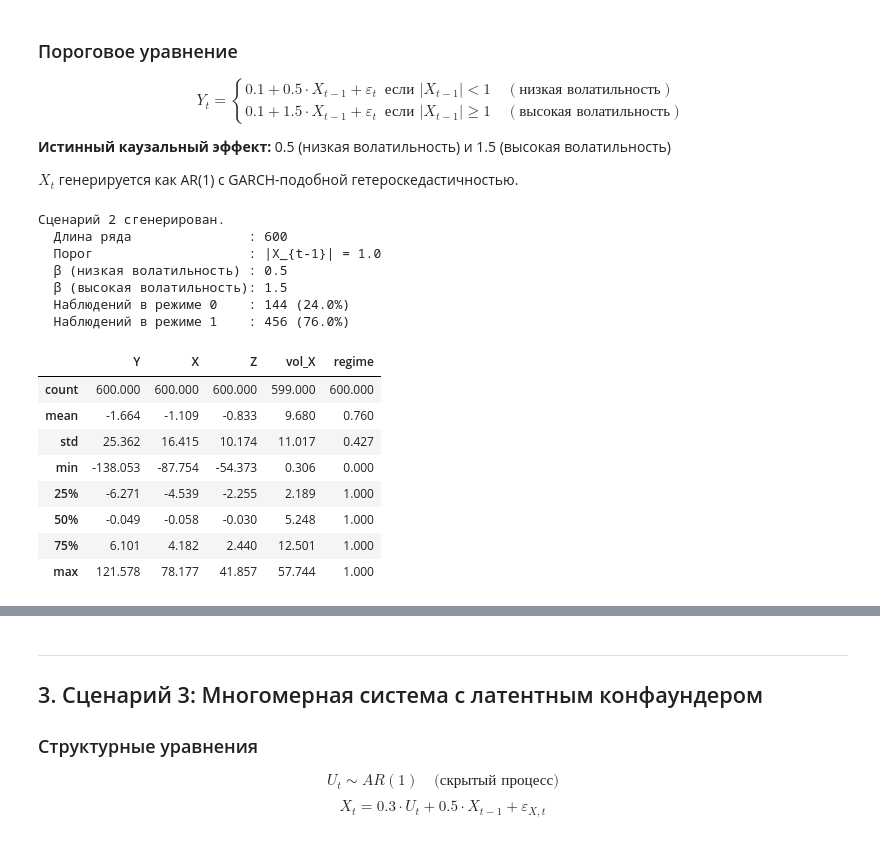
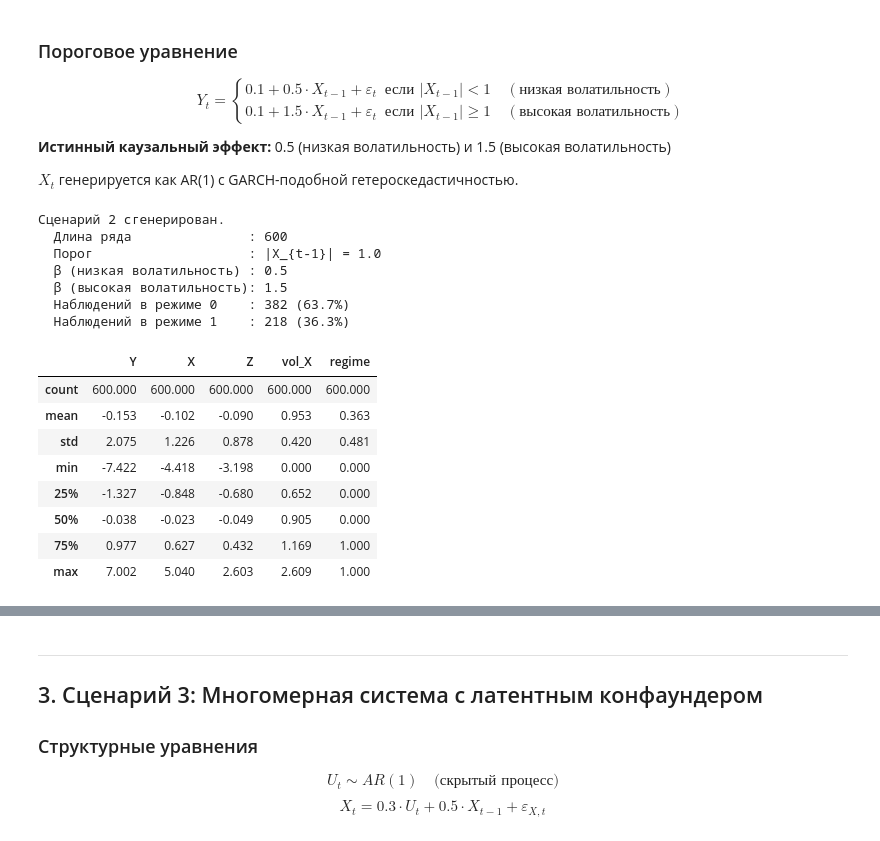
Before and after one commit to SofiaMakashova/ITMO_VKR, a Jupyter notebook: syntetic data/synthetic_causal_data.ipynb, the cells around one changed output, grey strips where cells are left out. Cells and saved outputs as stored; diff of their text form; code cells hidden in the pictures.

```diff
--- a/syntetic data/synthetic_causal_data.ipynb
+++ b/syntetic data/synthetic_causal_data.ipynb
@@ -267,12 +267,14 @@ def generate_scenario2(
 
     # --- генерация X с GARCH-подобной волатильностью ---
     h = np.ones(T)           # условная дисперсия
+    residuals = np.zeros(T)  # residuals для GARCH
     omega, alpha_g, beta_g = 0.05, 0.15, 0.80  # GARCH(1,1) параметры
     X = np.zeros(T)
     eps_x = rng.standard_normal(T)
 
     for t in range(1, T):
-        h[t] = omega + alpha_g * (X[t-1]**2) + beta_g * h[t-1]
+        residuals[t-1] = X[t-1] - ar_x * X[t-2]
+        h[t] = omega + alpha_g * (residuals[t-1]**2) + beta_g * h[t-1]
         X[t] = ar_x * X[t-1] + np.sqrt(h[t]) * eps_x[t]
 
     # --- конфаундер Z: коррелирован с X ---
@@ -296,7 +298,7 @@ def generate_scenario2(
         Y[t] = intercept + beta * X[t-1] + 0.15 * Z[t-1] + eps_y[t]
 
     # --- волатильность X как дополнительная наблюдаемая переменная ---
-    vol_X = pd.Series(X).rolling(10, min_periods=1).std().values
+    vol_X = pd.Series(X).shift(1).rolling(10, min_periods=1).std().fillna(0).values
 
     idx = pd.RangeIndex(T, name='t')
     df = pd.DataFrame({'Y': Y, 'X': X, 'Z': Z, 'vol_X': vol_X, 'regime': regime}, index=idx)
@@ -306,43 +308,43 @@ def generate_scenario2(
         'threshold': threshold,
         'beta_low': beta_low,
         'beta_high': beta_high,
         'regime': regime,
         'h': h,  # условная дисперсия
     }
 
 
 res2 = generate_scenario2(T=600, seed=GLOBAL_SEED)
 df2 = res2['df']
 
 n_high = (df2['regime'] == 1).sum()
 n_low  = (df2['regime'] == 0).sum()
 
 print('Сценарий 2 сгенерирован.')
 print(f"  Длина ряда               : {len(df2)}")
 print(f"  Порог                    : |X_{{t-1}}| = {res2['threshold']}")
 print(f"  β (низкая волатильность) : {res2['beta_low']}")
 print(f"  β (высокая волатильность): {res2['beta_high']}")
 print(f"  Наблюдений в режиме 0    : {n_low} ({100*n_low/len(df2):.1f}%)")
 print(f"  Наблюдений в режиме 1    : {n_high} ({100*n_high/len(df2):.1f}%)")
 print()
 df2.describe().round(3)
 # %% [output]
 Сценарий 2 сгенерирован.
   Длина ряда               : 600
   Порог                    : |X_{t-1}| = 1.0
   β (низкая волатильность) : 0.5
   β (высокая волатильность): 1.5
-  Наблюдений в режиме 0    : 144 (24.0%)
-  Наблюдений в режиме 1    : 456 (76.0%)
+  Наблюдений в режиме 0    : 382 (63.7%)
+  Наблюдений в режиме 1    : 218 (36.3%)
 |  | Y | X | Z | vol_X | regime |
-| count | 600.000 | 600.000 | 600.000 | 599.000 | 600.000 |
-| mean | -1.664 | -1.109 | -0.833 | 9.680 | 0.760 |
-| std | 25.362 | 16.415 | 10.174 | 11.017 | 0.427 |
-| min | -138.053 | -87.754 | -54.373 | 0.306 | 0.000 |
-| 25% | -6.271 | -4.539 | -2.255 | 2.189 | 1.000 |
-| 50% | -0.049 | -0.058 | -0.030 | 5.248 | 1.000 |
-| 75% | 6.101 | 4.182 | 2.440 | 12.501 | 1.000 |
-| max | 121.578 | 78.177 | 41.857 | 57.744 | 1.000 |
+| count | 600.000 | 600.000 | 600.000 | 600.000 | 600.000 |
+| mean | -0.153 | -0.102 | -0.090 | 0.953 | 0.363 |
+| std | 2.075 | 1.226 | 0.878 | 0.420 | 0.481 |
+| min | -7.422 | -4.418 | -3.198 | 0.000 | 0.000 |
+| 25% | -1.327 | -0.848 | -0.680 | 0.652 | 0.000 |
+| 50% | -0.038 | -0.023 | -0.049 | 0.905 | 0.000 |
+| 75% | 0.977 | 0.627 | 0.432 | 1.169 | 1.000 |
+| max | 7.002 | 5.040 | 2.603 | 2.609 | 1.000 |
 # %%
 def plot_scenario2(res: dict):
     df     = res['df']
```
Also changed, not shown: parts of 7 cells of this notebook, 37 other files.
